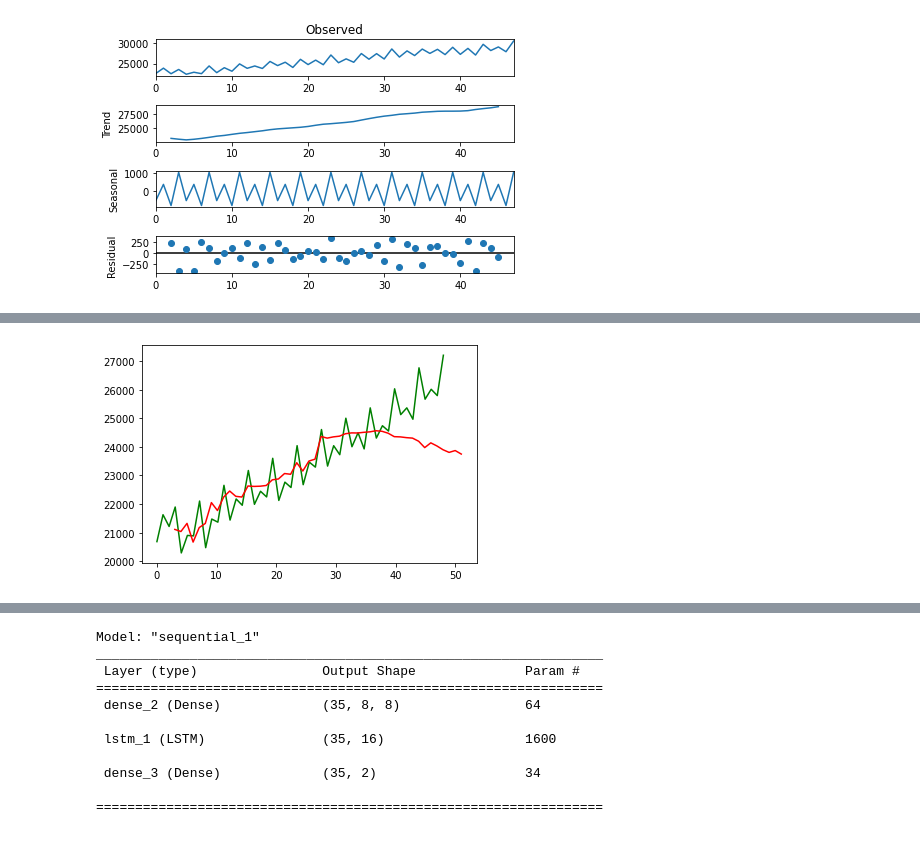
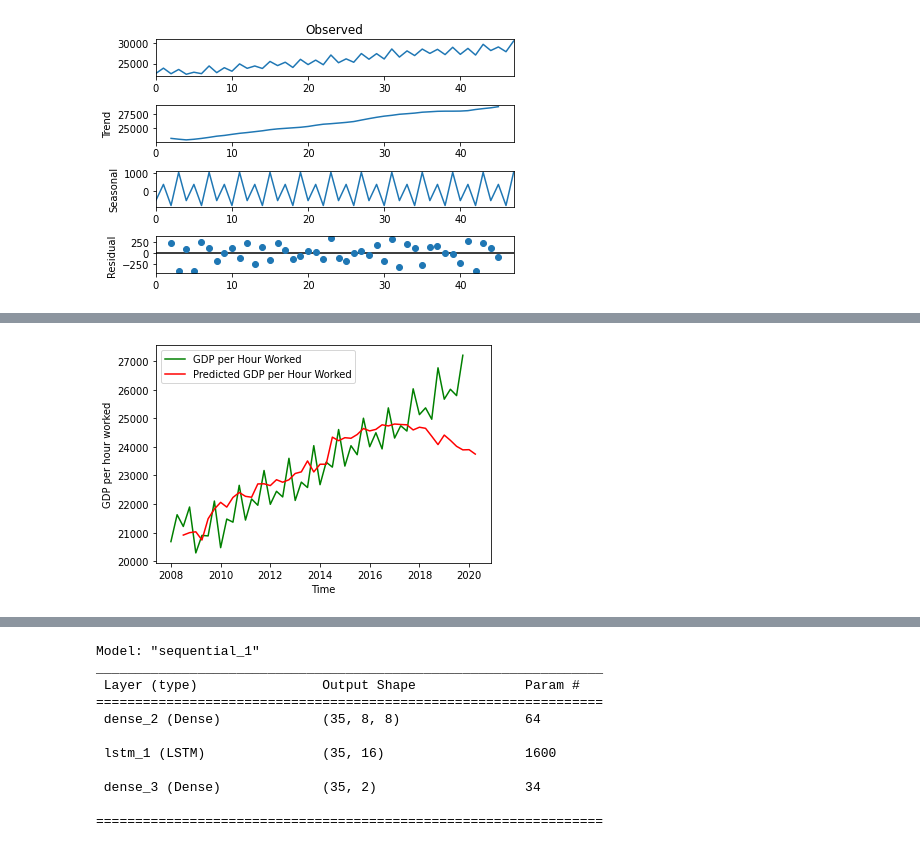
Before and after one commit to nisa-bayraktar/european_productivity, a Jupyter notebook: combined_features.ipynb, the cells around one changed output, grey strips where cells are left out. Saved outputs shown, nothing was run; the diff lists cells and outputs as text; code cells hidden in the pictures.

```diff
--- a/combined_features.ipynb
+++ b/combined_features.ipynb
@@ -184,7 +183,7 @@ def create_model(layers, input_shape, print_summary):
         model.summary()
     return model
 
-def run_model(X, y, time_step, data_memory, epochs, batch_size, model_layer, split_point):
+def run_model(X, y, time_step, data_memory, epochs, batch_size, model_layer, split_point, print_summary = False):
     '''
     Inputs: X, y, time_step, data_memory, epochs, batch_size, model_layer, split_point
     Runs the model on the data
@@ -465,7 +608,13 @@ y = data[0, :, 0:1]
 t = np.linspace(0, y.shape[0], y.shape[0])
 y_pred, history = run_model(X, y, time_step, data_memory, epochs, batch_size, model_layer, split_point)
 
-plt.plot(t, y, 'g', t + time_step - 2, y_pred[:, 0], 'r')
+t = np.arange('2008-01', '2020-07',np.timedelta64(3,'M'), dtype='datetime64')
+fig, (ax1) = plt.subplots(1, 1)
+plt.plot( t[:48], y, 'g', t[time_step - 3:], y_pred[:, 0], 'r')
+ax1.set(xlabel='Time', ylabel='GDP per hour worked')
+ax1.legend(['GDP per Hour Worked', 'Predicted GDP per Hour Worked'])
+plt.savefig('figures/rnn_model.png')
 train_loss = history.history['loss']
 val_loss = history.history['val_loss']
+print(train_loss[-1], val_loss[-1])
 # %% [output]
@@ -489 +638 @@ WARNING:tensorflow:5 out of the last 13 calls to <function Model.make_predict_fu
-[figure, old version]
+[figure, new version]
```
Also changed, not shown: parts of 19 cells of this notebook, 7 other files.
